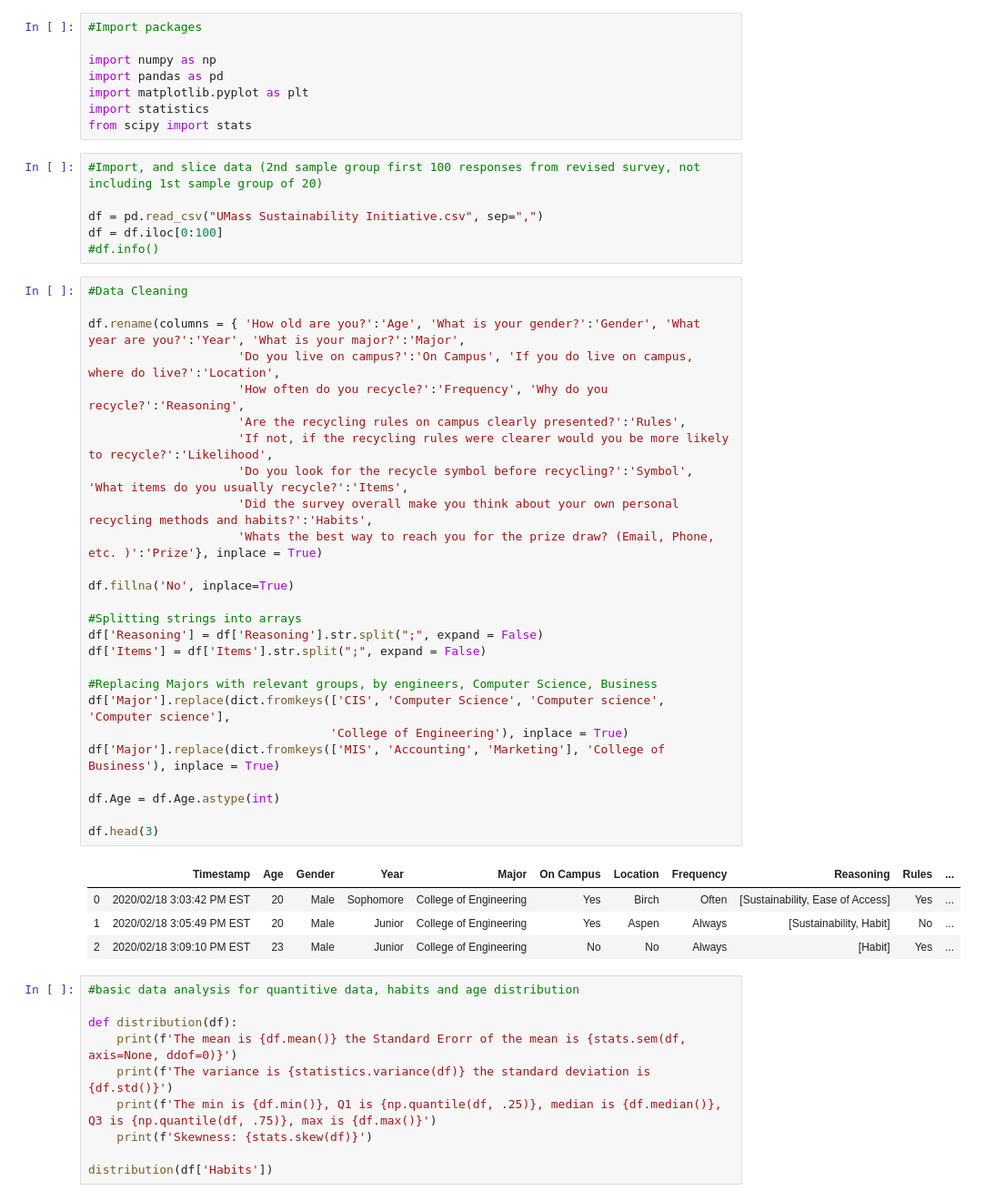
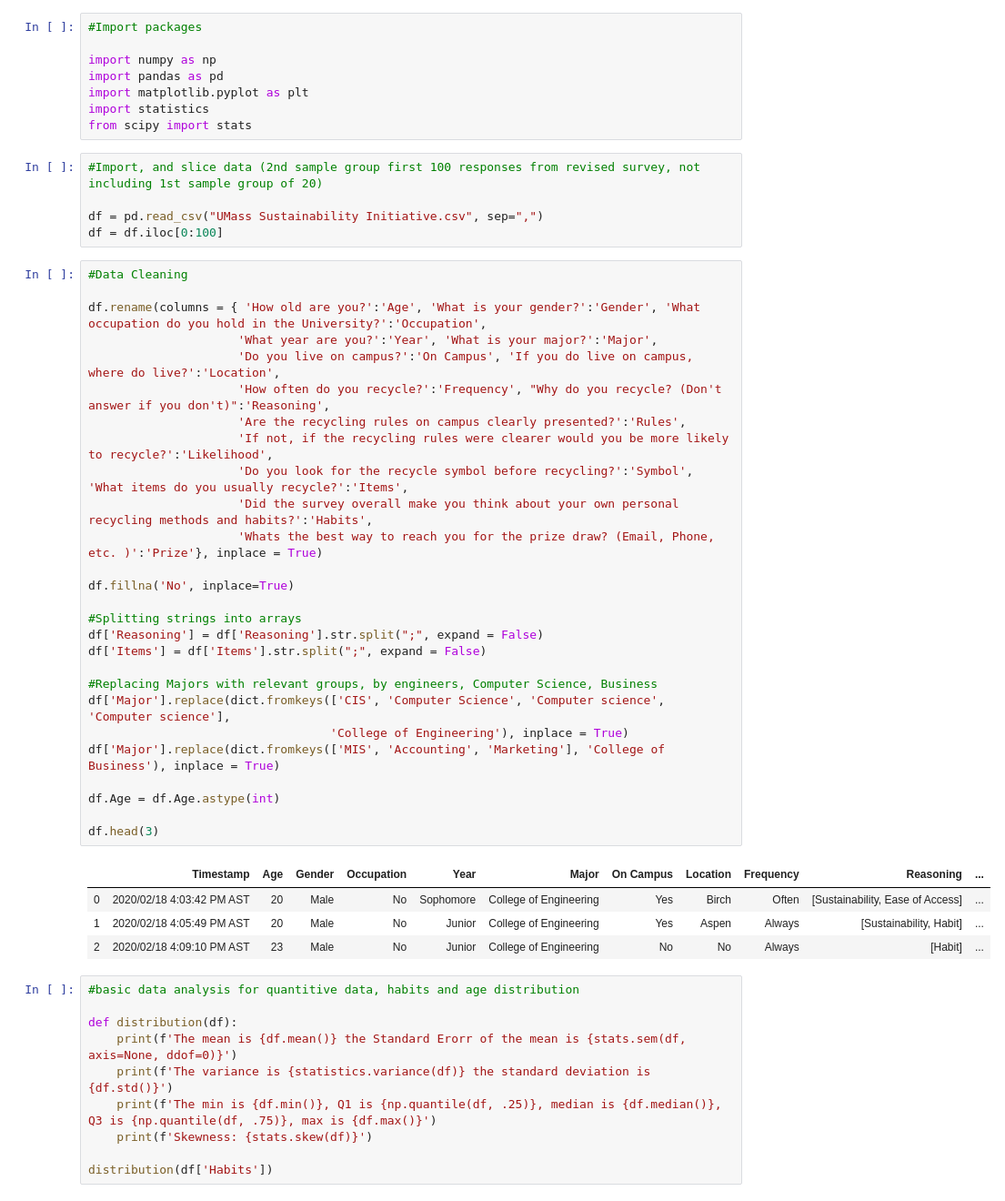
Before and after one commit to aalmeida9/362Project1, a Jupyter notebook: main.ipynb, the cells around one changed output. Shown: that part at 91% size. Cells and saved outputs as stored; diff of their text form.

```diff
--- a/main.ipynb
+++ b/main.ipynb
@@ -11,38 +11,38 @@ from scipy import stats
 
 df = pd.read_csv("UMass Sustainability Initiative.csv", sep=",")
 df = df.iloc[0:100]
-#df.info()
 # %%
 #Data Cleaning
 
-df.rename(columns = { 'How old are you?':'Age', 'What is your gender?':'Gender', 'What year are you?':'Year', 'What is your major?':'Major',
+df.rename(columns = { 'How old are you?':'Age', 'What is your gender?':'Gender', 'What occupation do you hold in the University?':'Occupation',
+                     'What year are you?':'Year', 'What is your major?':'Major',
                      'Do you live on campus?':'On Campus', 'If you do live on campus, where do live?':'Location',
-                     'How often do you recycle?':'Frequency', 'Why do you recycle?':'Reasoning',
+                     'How often do you recycle?':'Frequency', "Why do you recycle? (Don't answer if you don't)":'Reasoning',
                      'Are the recycling rules on campus clearly presented?':'Rules',
                      'If not, if the recycling rules were clearer would you be more likely to recycle?':'Likelihood',
                      'Do you look for the recycle symbol before recycling?':'Symbol', 'What items do you usually recycle?':'Items',
                      'Did the survey overall make you think about your own personal recycling methods and habits?':'Habits',
                      'Whats the best way to reach you for the prize draw? (Email, Phone, etc. )':'Prize'}, inplace = True)
 
 df.fillna('No', inplace=True)
 
 #Splitting strings into arrays
 df['Reasoning'] = df['Reasoning'].str.split(";", expand = False)
 df['Items'] = df['Items'].str.split(";", expand = False)
 
 #Replacing Majors with relevant groups, by engineers, Computer Science, Business
 df['Major'].replace(dict.fromkeys(['CIS', 'Computer Science', 'Computer science', 'Computer science'],
                                   'College of Engineering'), inplace = True)
 df['Major'].replace(dict.fromkeys(['MIS', 'Accounting', 'Marketing'], 'College of Business'), inplace = True)
 
 df.Age = df.Age.astype(int)
 
 df.head(3)
 # %% [output]
-|  | Timestamp | Age | Gender | Year | Major | On Campus | Location | Frequency | Reasoning | Rules | ... |
-| 0 | 2020/02/18 3:03:42 PM EST | 20 | Male | Sophomore | College of Engineering | Yes | Birch | Often | [Sustainability, Ease of Access] | Yes | ... |
-| 1 | 2020/02/18 3:05:49 PM EST | 20 | Male | Junior | College of Engineering | Yes | Aspen | Always | [Sustainability, Habit] | No | ... |
-| 2 | 2020/02/18 3:09:10 PM EST | 23 | Male | Junior | College of Engineering | No | No | Always | [Habit] | Yes | ... |
+|  | Timestamp | Age | Gender | Occupation | Year | Major | On Campus | Location | Frequency | Reasoning | ... |
+| 0 | 2020/02/18 4:03:42 PM AST | 20 | Male | No | Sophomore | College of Engineering | Yes | Birch | Often | [Sustainability, Ease of Access] | ... |
+| 1 | 2020/02/18 4:05:49 PM AST | 20 | Male | No | Junior | College of Engineering | Yes | Aspen | Always | [Sustainability, Habit] | ... |
+| 2 | 2020/02/18 4:09:10 PM AST | 23 | Male | No | Junior | College of Engineering | No | No | Always | [Habit] | ... |
 # %%
 #basic data analysis for quantitive data, habits and age distribution
 
```
Also changed, not shown: parts of 2 cells of this notebook.
